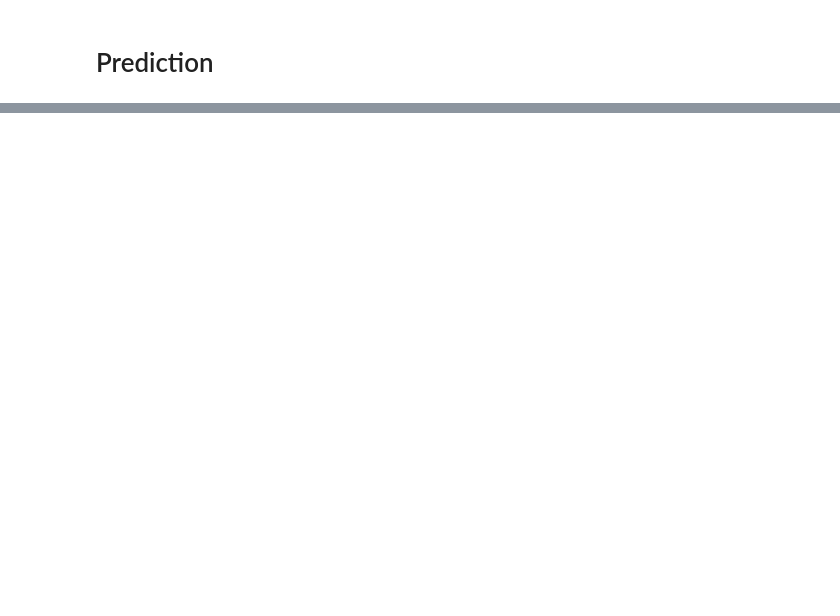
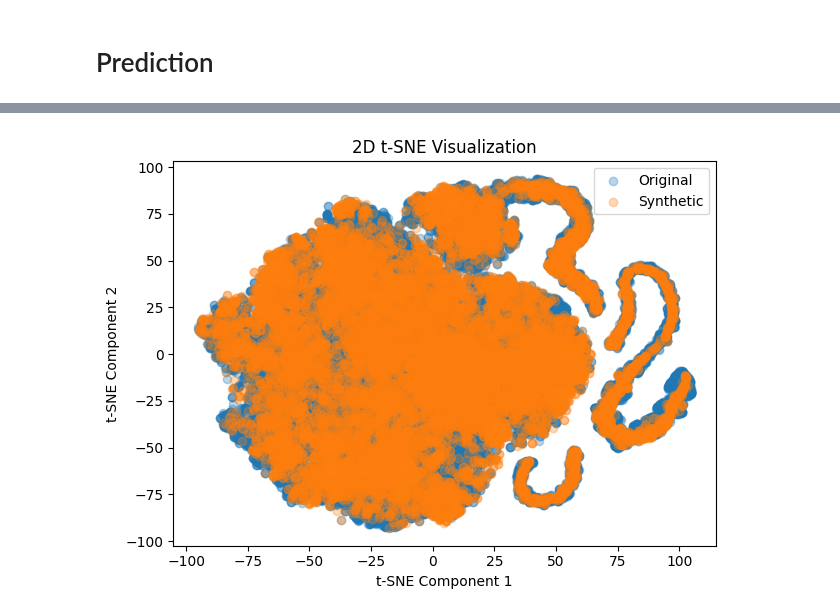
Before and after one commit to MertAtesmen/Tabular_GAN, a Jupyter notebook: notebooks/spotify_songs.ipynb, the cells around one changed output, grey strips where cells are left out. Drawn from its saved outputs; the diff is of its cells as text; code cells hidden in the pictures; blank space fills up the shorter version.

```diff
--- a/notebooks/spotify_songs.ipynb
+++ b/notebooks/spotify_songs.ipynb
@@ -234,0 +347,6 @@ plt.show()
+# %%
+from gretel_synthetics.actgan import ACTGAN
+
+actgan = ACTGAN(verbose=True)
+
+actgan.fit(train_dataset)
@@ -234,0 +373,15 @@ plt.show()
+# %%
+train_len = len(train_dataset)
+synthetic_data = actgan.sample(train_len)
+
+full_dataset = pd.concat([train_dataset, synthetic_data], axis=0)
+
+full_dataset['track_album_release_date'] = full_dataset['track_album_release_date'].astype('int')
+
+scaler = RobustScaler()
+
+full_dataset = scaler.fit_transform(full_dataset)
+
+pca = PCA(n_components=3)
+
+pca_data = pca.fit_transform(full_dataset)
@@ -234,0 +405,14 @@ plt.show()
+# %%
+from sklearn.manifold import TSNE
+
+tsne = TSNE(n_components=2, random_state=42)
+tsne_result = tsne.fit_transform(full_dataset)
+# %%
+tsne_visualization(
+    tsne_results=[tsne_result[:train_len], tsne_result[train_len:]],
+    labels=['Original', 'Synthetic'],
+    alpha=0.3,
+    projection_3d=False
+)
+# %% [output]
+[figure, added]
```
Also changed, not shown: parts of 15 cells of this notebook, 7 other files.
